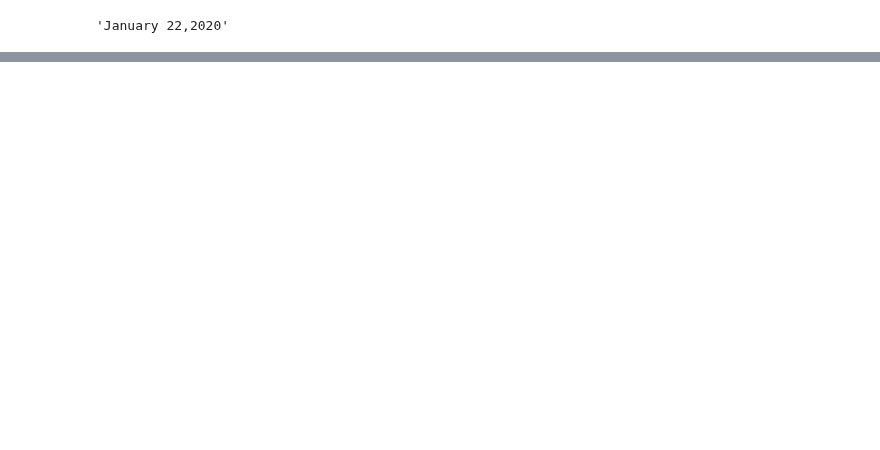
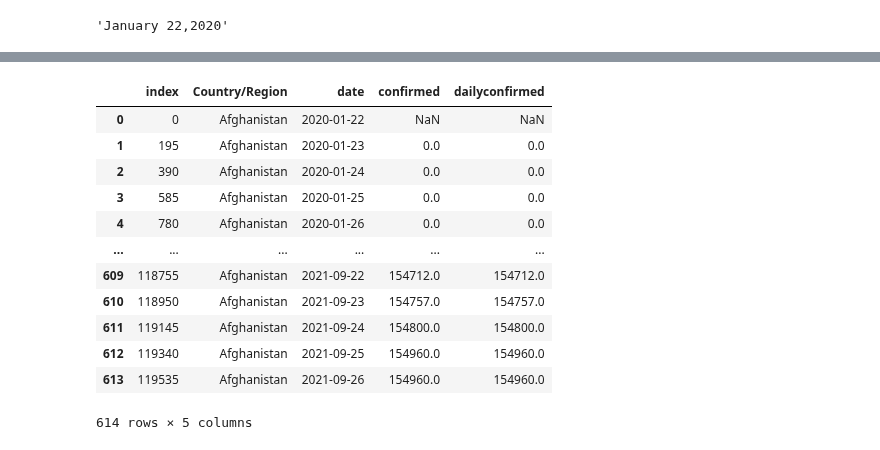
Before and after one commit to hoangphung21/Covid-Dashboard-Python, a Jupyter notebook: covid19-dashboard.ipynb, the cells around one changed output, grey strips where cells are left out. Cells and saved outputs as stored; diff of their text form; code cells hidden in the pictures; blank space fills up the shorter version.

```diff
--- a/covid19-dashboard.ipynb
+++ b/covid19-dashboard.ipynb
@@ -233,0 +276,3 @@ covid_data_1['recovered'].iloc[-51] - covid_data_1['recovered'].iloc[-52]
+# %%
+covid_data_3 = covid_data_2[covid_data_2['Country/Region']=='Afghanistan'][['Country/Region','date','confirmed']].reset_index()
+covid_data_3
@@ -233,0 +293,18 @@ covid_data_1['recovered'].iloc[-51] - covid_data_1['recovered'].iloc[-52]
+# %%
+covid_data_3['dailyconfirmed']=covid_data_3['confirmed'] = covid_data_3['confirmed'].shift(1)
+# %%
+covid_data_3
+# %% [output]
+|  | index | Country/Region | date | confirmed | dailyconfirmed |
+| 0 | 0 | Afghanistan | 2020-01-22 | NaN | NaN |
+| 1 | 195 | Afghanistan | 2020-01-23 | 0.0 | 0.0 |
+| 2 | 390 | Afghanistan | 2020-01-24 | 0.0 | 0.0 |
+| 3 | 585 | Afghanistan | 2020-01-25 | 0.0 | 0.0 |
+| 4 | 780 | Afghanistan | 2020-01-26 | 0.0 | 0.0 |
+| ... | ... | ... | ... | ... | ... |
+| 609 | 118755 | Afghanistan | 2021-09-22 | 154712.0 | 154712.0 |
+| 610 | 118950 | Afghanistan | 2021-09-23 | 154757.0 | 154757.0 |
+| 611 | 119145 | Afghanistan | 2021-09-24 | 154800.0 | 154800.0 |
+| 612 | 119340 | Afghanistan | 2021-09-25 | 154960.0 | 154960.0 |
+| 613 | 119535 | Afghanistan | 2021-09-26 | 154960.0 | 154960.0 |
+614 rows × 5 columns
```
Also changed, not shown: parts of 28 cells of this notebook, 2 other files.
